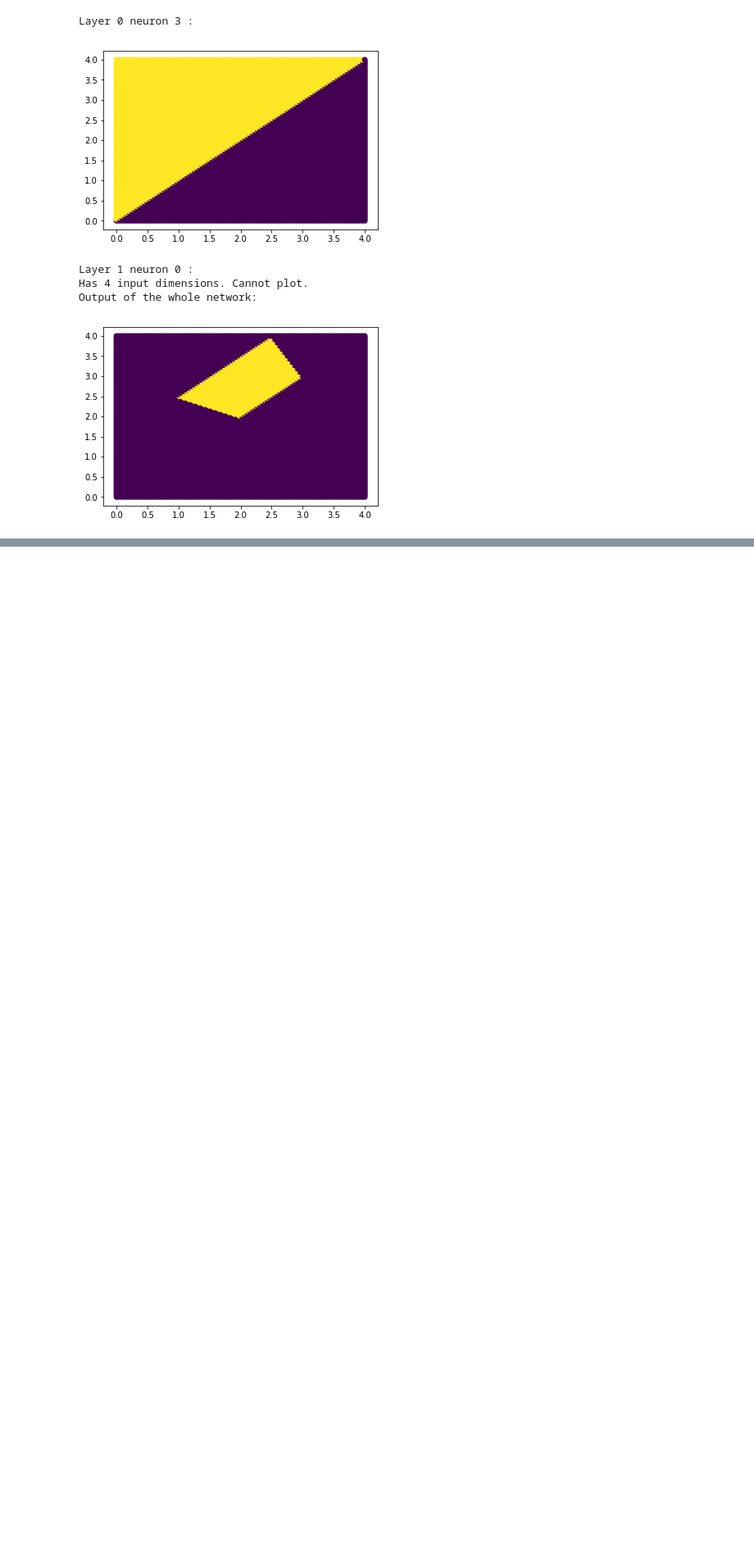
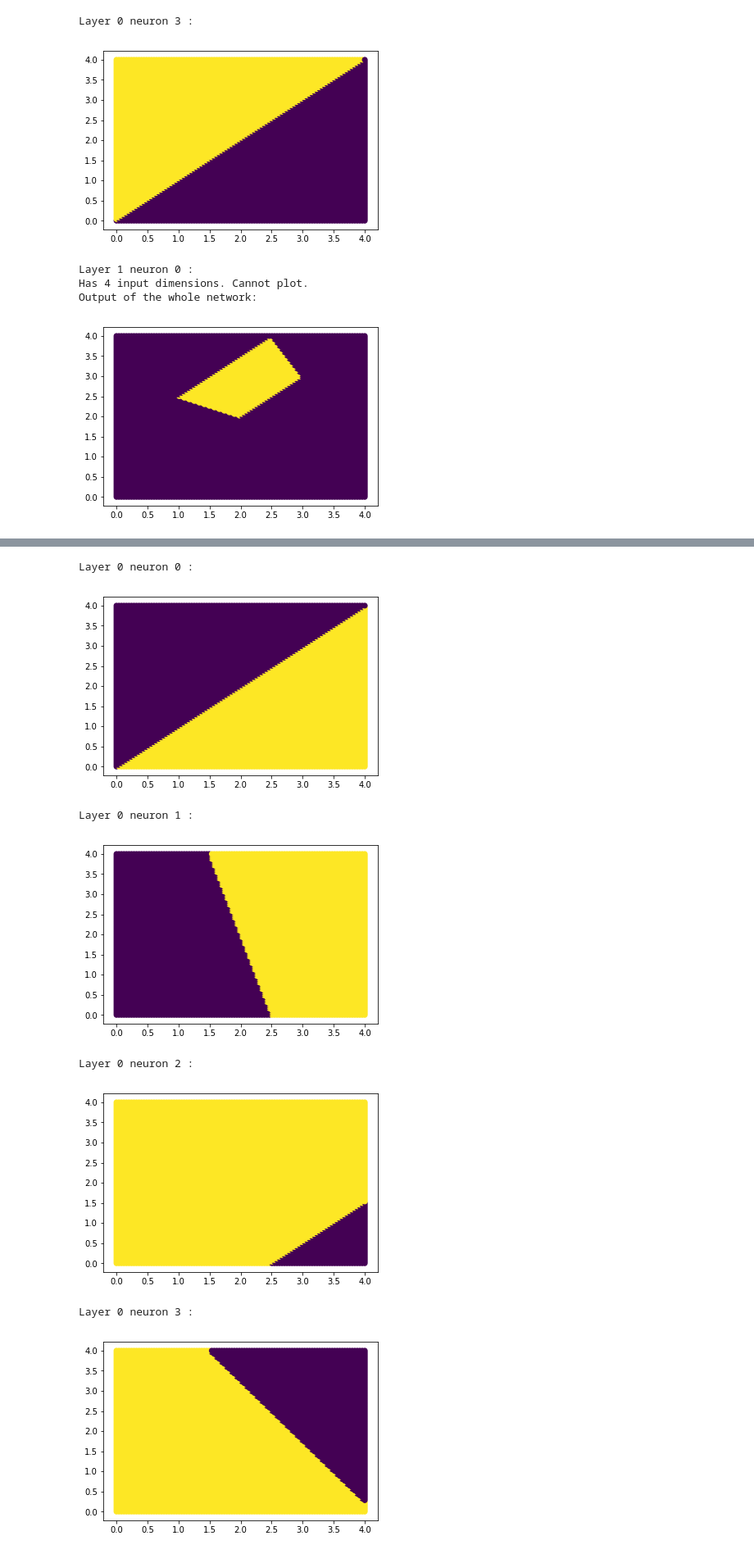
Before and after one commit to BartyzalRadek/neuroinformatics-course, a Jupyter notebook: MLP.ipynb, the cells around one changed output, grey strips where cells are left out. Shown: that part at 82% size. Drawn from its saved outputs; the diff is of its cells as text; code cells hidden in the pictures; blank space fills up the shorter version.

```diff
--- a/MLP.ipynb
+++ b/MLP.ipynb
@@ -196,3 +196,8 @@ Layer 1 neuron 0 :
 Has 4 input dimensions. Cannot plot.
 Output of the whole network:
 [figure]
+# %%
+net3 = Network()
+net3.add_layer(Layer(no_neurons=4, activation_func=step_func, input_dims=2))
+net3.add_layer(Layer(no_neurons=1, activation_func=step_func, input_dims=4))
+net3.list_layers()
@@ -198,0 +207,29 @@ Output of the whole network:
+# %%
+n1 = net3.layers[0].neurons[0]
+n1.b = 0
+n1.w = np.array([1,-1])
+
+n2 = net3.layers[0].neurons[1]
+n2.b = -10
+n2.w = np.array([4,1])
+
+n3 = net3.layers[0].neurons[2]
+n3.b = 2.5
+n3.w = np.array([-1,1])
+
+n4 = net3.layers[0].neurons[3]
+n4.b = 6.25
+n4.w = np.array([-1.5,-1])
+
+nAND = net3.layers[1].neurons[0]
+nAND.set_to_AND()
+net3.plot()
+# %% [output]
+Layer 0 neuron 0 :
+[figure, added]
+Layer 0 neuron 1 :
+[figure, added]
+Layer 0 neuron 2 :
+[figure, added]
+Layer 0 neuron 3 :
+[figure, added]
```
Also changed, not shown: parts of 2 cells of this notebook.
